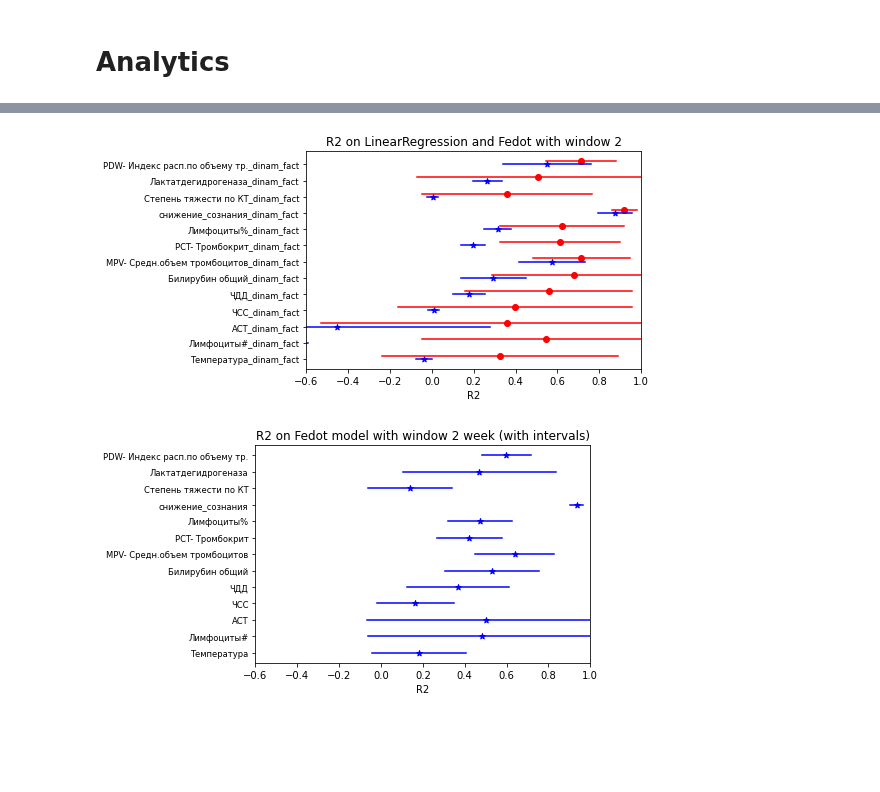
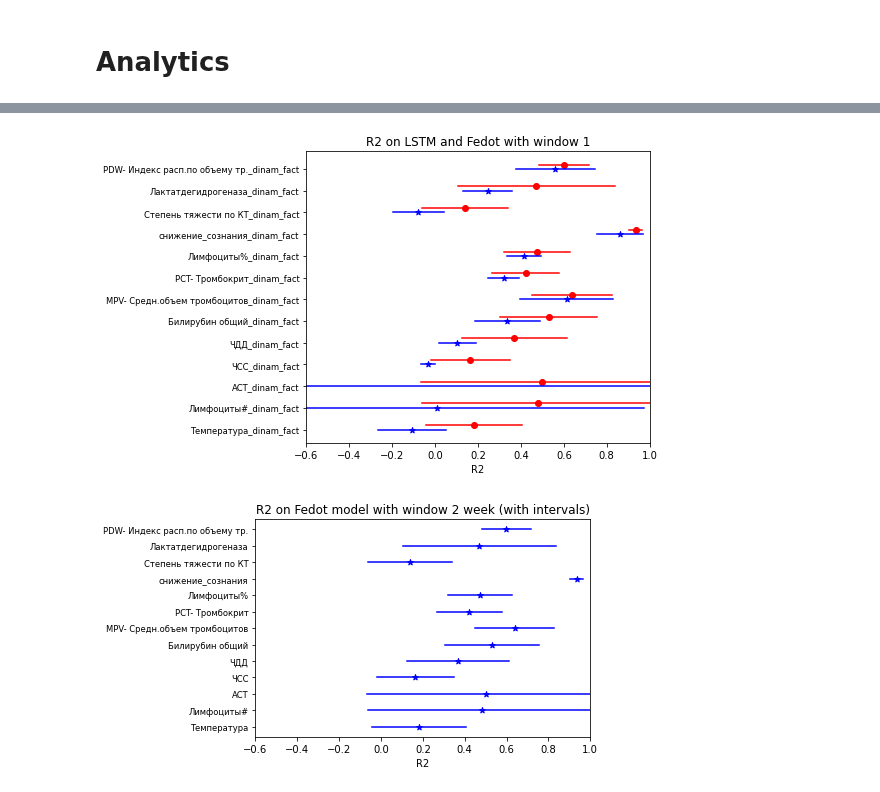
Before and after one commit to geniusserg/CovidPredict, a Jupyter notebook: research.ipynb, the cells around one changed output, grey strips where cells are left out. Cells and saved outputs as stored; diff of their text form; code cells hidden in the pictures; blank space fills up the shorter version.

```diff
--- a/research.ipynb
+++ b/research.ipynb
@@ -796,6 +798,7 @@ draw_stat_with_intervals(linear_regression_stat_df, 4, "HistGradientBoostingRegr
 def draw_stat_with_intervals_compare(statistics_df_A, statistics_df_B, window=2, title="R2 on LinearRegression and Fedot with window 2"):
     pldata = statistics_df_A[["right_r2", "left_r2", "mean_r2", "parameter", "model"]]
     psnames = pldata["parameter"]
+    plt.figure(figsize=(8, 5))
     for i in range(pldata.shape[0]):
         plt.plot(pldata.iloc[i, 0:2], [i, i], c="blue")
         plt.scatter(pldata.iloc[i, 2], [i], c="blue", marker="*")
@@ -807,9 +810,10 @@ def draw_stat_with_intervals_compare(statistics_df_A, statistics_df_B, window=2,
     plt.xlabel("R2")
     plt.yticks(range(len(psnames)), psnames , size='small')
     plt.xlim((-0.6, 1))
+    plt.tight_layout()
+    plt.savefig(f"{title}.png")
 
-
-linear_regression_stat_df = pd.read_csv("D:\covid\covid\LSTM.csv")
-grad_regression_stat_df = pd.read_csv("D:\covid\covid\LinearRegression_on_flatten_vector.csv")
+linear_regression_stat_df = pd.read_csv("D:\covid\covid\statistics\LSTM.csv")
+grad_regression_stat_df = pd.read_csv("D:\covid\covid\statistics\LinearRegression_on_flatten_vector.csv")
 draw_stat_with_intervals_compare(grad_regression_stat_df[grad_regression_stat_df["window"]==3], linear_regression_stat_df[linear_regression_stat_df["window"]==1], "R2 on LinearRegression and Fedot with window 2")
 # %% [output]
@@ -823,9 +833,9 @@ draw_stat_with_intervals_compare(grad_regression_stat_df[grad_regression_stat_df
 # %%
-linear_regression_stat_df = pd.read_csv("D:\covid\covid\LSTM.csv")
-grad_regression_stat_df = pd.read_csv("D:\covid\covid\Fedot_on_flat_vector.csv")
-draw_stat_with_intervals_compare(grad_regression_stat_df[grad_regression_stat_df["window"]==3], linear_regression_stat_df[linear_regression_stat_df["window"]==2])
+linear_regression_stat_df = pd.read_csv("D:\covid\covid\statistics\LSTM.csv")
+grad_regression_stat_df = pd.read_csv("D:\covid\covid\statistics\Fedot_on_flat_vector.csv")
+draw_stat_with_intervals_compare(grad_regression_stat_df[grad_regression_stat_df["window"]==2], linear_regression_stat_df[linear_regression_stat_df["window"]==1],1,  "R2 on LSTM and Fedot with window 1")
 # %% [output]
-[figure, old version]
+[figure, new version]
 # %%
 linear_regression_stat_df = pd.read_csv("D:\covid\covid\LSTM.csv")
 grad_regression_stat_df = pd.read_csv("D:\covid\covid\Fedot_on_flat_vector.csv")
```
Also changed, not shown: parts of 4 cells of this notebook, 5 other files.
